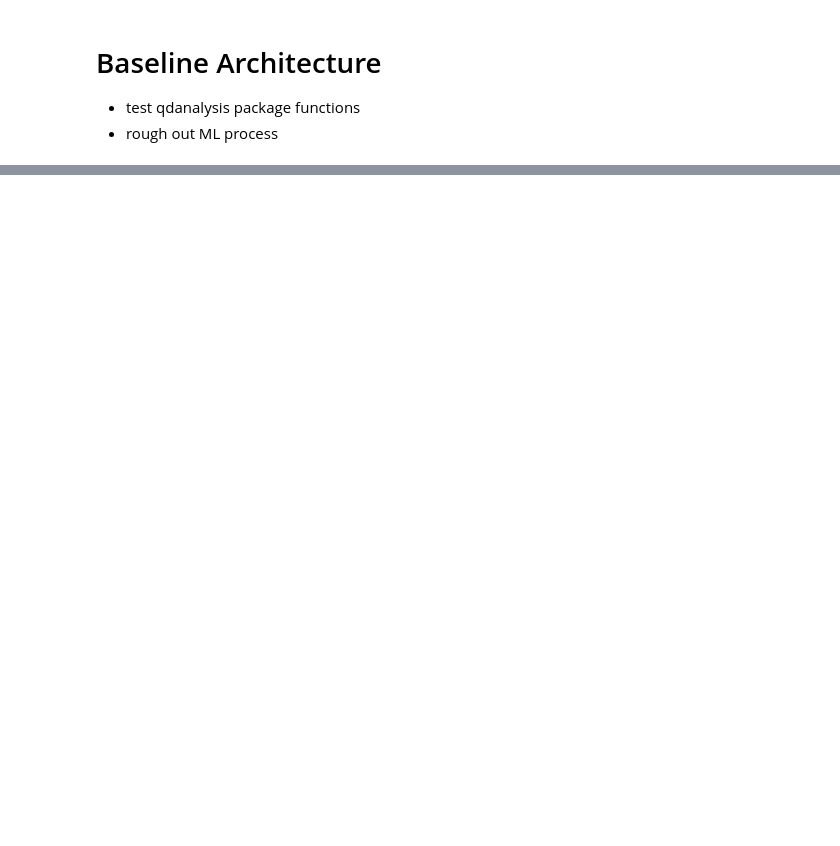
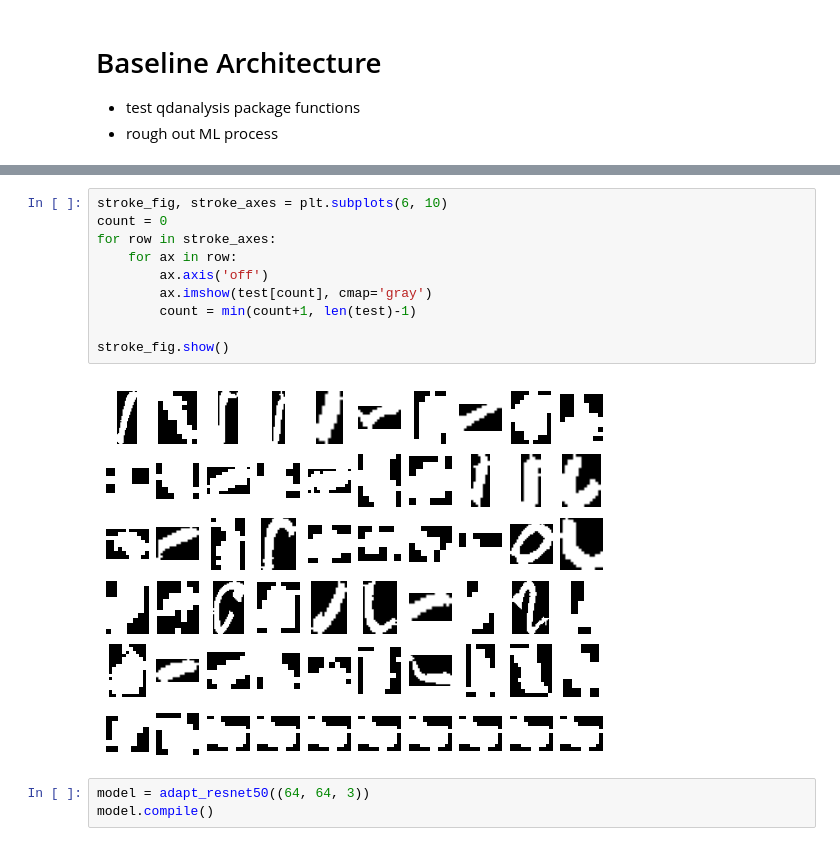
Before and after one commit to justjude97/MultiScript-Handwriting-Identification-with-Stroke-Decomposition, a Jupyter notebook: Code and Experiments/experimentation/baseline_architecture.ipynb, the cells around one changed output, grey strips where cells are left out. Saved outputs shown, nothing was run; the diff lists cells and outputs as text; blank space fills up the shorter version.

Commit message:
roughed out model and did some experimentation

```diff
--- a/Code and Experiments/experimentation/baseline_architecture.ipynb
+++ b/Code and Experiments/experimentation/baseline_architecture.ipynb
@@ -12,0 +34,15 @@ ModuleNotFoundError: No module named 'qdanalysis'
+# %%
+stroke_fig, stroke_axes = plt.subplots(6, 10)
+count = 0
+for row in stroke_axes:
+    for ax in row:
+        ax.axis('off')
+        ax.imshow(test[count], cmap='gray')
+        count = min(count+1, len(test)-1)
+
+stroke_fig.show()
+# %% [output]
+[figure, added]
+# %%
+model = adapt_resnet50((64, 64, 3))
+model.compile()
```
Also changed, not shown: parts of 6 cells of this notebook, 4 other files.
